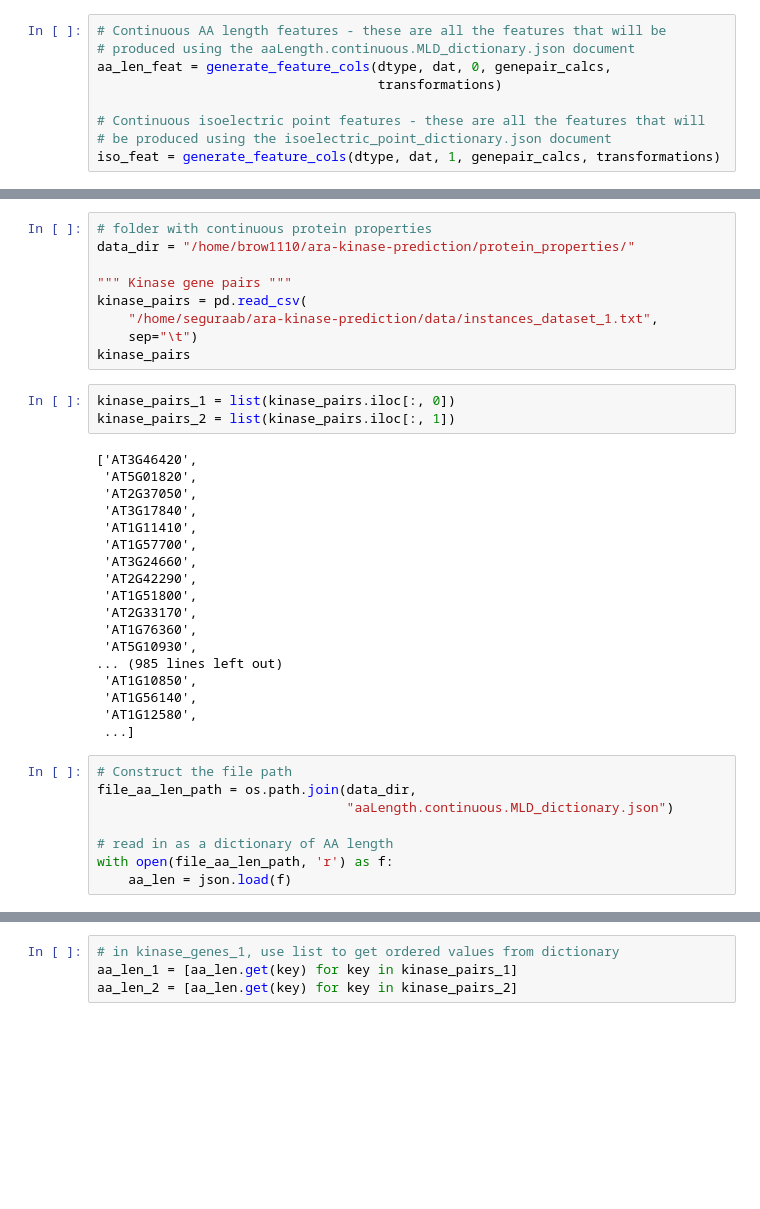
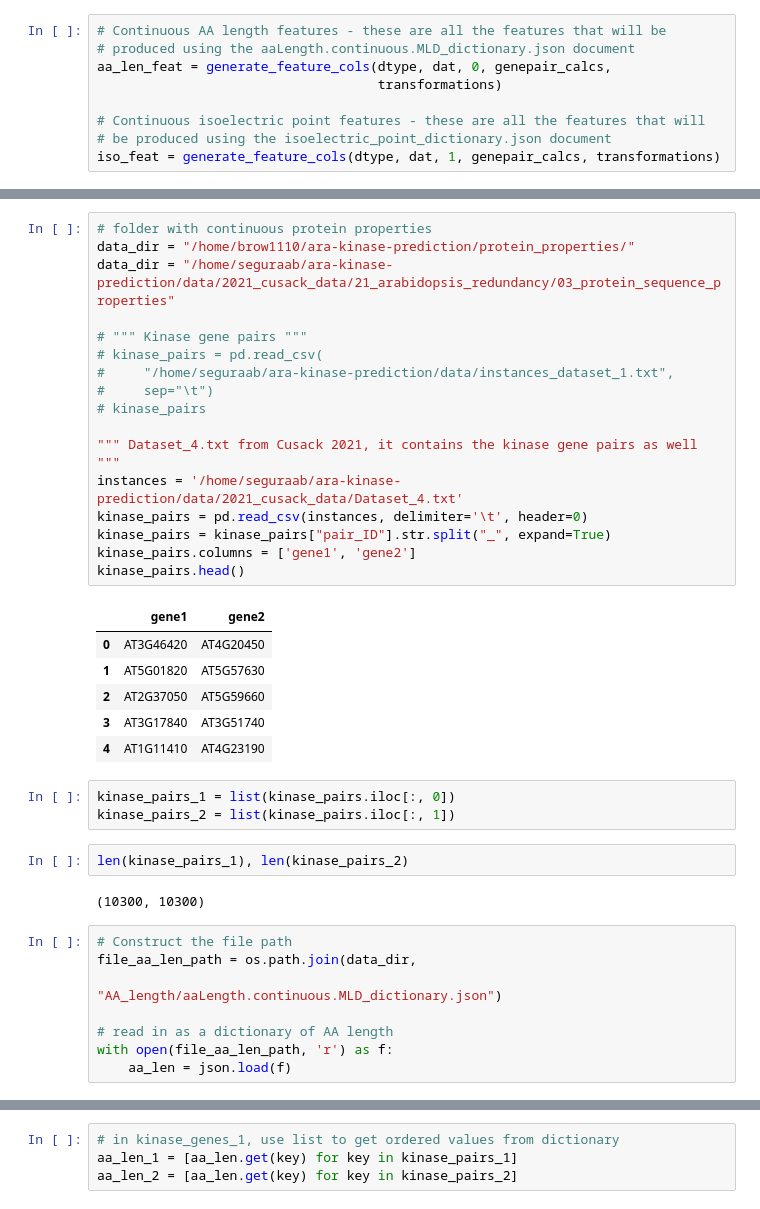
Before and after one commit to ksegaba/ara-kinase-prediction, a Jupyter notebook: code/2c_feature_table_arakinasegenes_continuous_proteinproperties.ipynb, the cells around one changed output, grey strips where cells are left out. Drawn from its saved outputs; the diff is of its cells as text; blank space fills up the shorter version.

```diff
--- a/code/2c_feature_table_arakinasegenes_continuous_proteinproperties.ipynb
+++ b/code/2c_feature_table_arakinasegenes_continuous_proteinproperties.ipynb
@@ -205,37 +199,38 @@ iso_calcs = genepair_calc_lst(iso_feat)
 # %%
 # folder with continuous protein properties
 data_dir = "/home/brow1110/ara-kinase-prediction/protein_properties/"
+data_dir = "/home/seguraab/ara-kinase-prediction/data/2021_cusack_data/21_arabidopsis_redundancy/03_protein_sequence_properties"
 
-""" Kinase gene pairs """
-kinase_pairs = pd.read_csv(
-    "/home/seguraab/ara-kinase-prediction/data/instances_dataset_1.txt",
-    sep="\t")
-kinase_pairs
+# """ Kinase gene pairs """
+# kinase_pairs = pd.read_csv(
+#     "/home/seguraab/ara-kinase-prediction/data/instances_dataset_1.txt",
+#     sep="\t")
+# kinase_pairs
+
+""" Dataset_4.txt from Cusack 2021, it contains the kinase gene pairs as well """
+instances = '/home/seguraab/ara-kinase-prediction/data/2021_cusack_data/Dataset_4.txt'
+kinase_pairs = pd.read_csv(instances, delimiter='\t', header=0)
+kinase_pairs = kinase_pairs["pair_ID"].str.split("_", expand=True)
+kinase_pairs.columns = ['gene1', 'gene2']
+kinase_pairs.head()
+# %% [output]
+|  | gene1 | gene2 |
+| 0 | AT3G46420 | AT4G20450 |
+| 1 | AT5G01820 | AT5G57630 |
+| 2 | AT2G37050 | AT5G59660 |
+| 3 | AT3G17840 | AT3G51740 |
+| 4 | AT1G11410 | AT4G23190 |
 # %%
 kinase_pairs_1 = list(kinase_pairs.iloc[:, 0])
 kinase_pairs_2 = list(kinase_pairs.iloc[:, 1])
-# %% [output]
-['AT3G46420',
- 'AT5G01820',
- 'AT2G37050',
- 'AT3G17840',
- 'AT1G11410',
- 'AT1G57700',
- 'AT3G24660',
- 'AT2G42290',
- 'AT1G51800',
- 'AT2G33170',
- 'AT1G76360',
- 'AT5G10930',
-... (985 lines left out)
- 'AT1G10850',
- 'AT1G56140',
- 'AT1G12580',
- ...]
+# %%
+len(kinase_pairs_1), len(kinase_pairs_2)
+# %% [output]
+(10300, 10300)
 # %%
 # Construct the file path
 file_aa_len_path = os.path.join(data_dir,
-                                "aaLength.continuous.MLD_dictionary.json")
+                                "AA_length/aaLength.continuous.MLD_dictionary.json")
 
 # read in as a dictionary of AA length
 with open(file_aa_len_path, 'r') as f:
```
Also changed, not shown: parts of 11 cells of this notebook, 9 other files.
